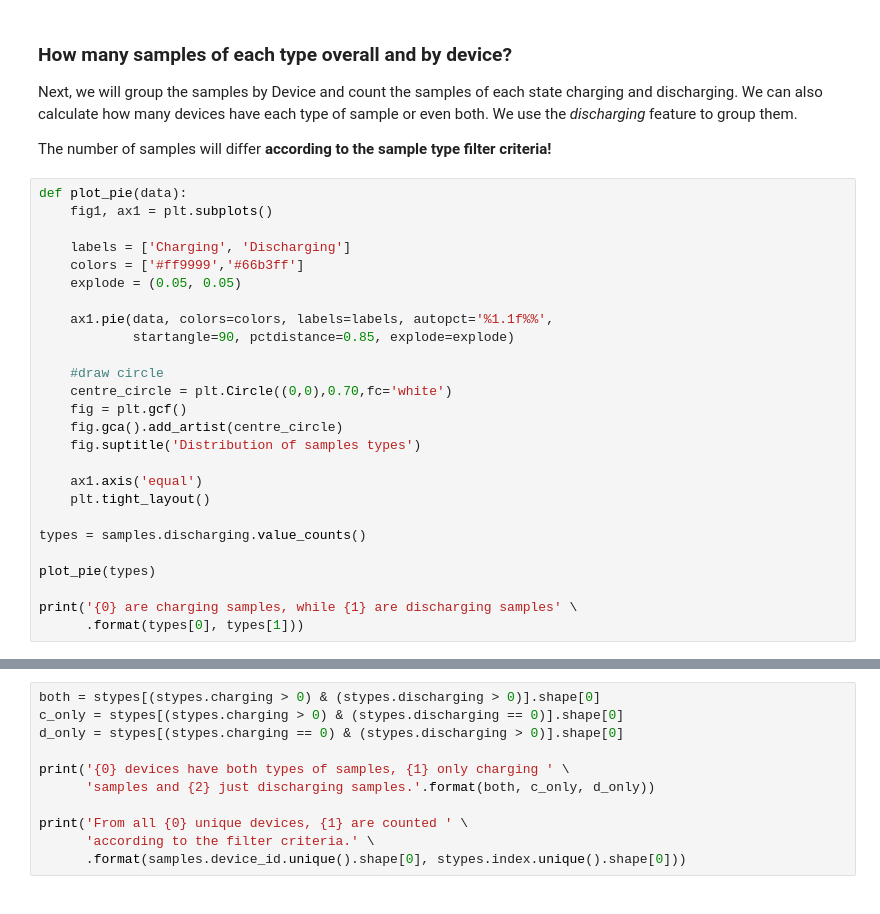
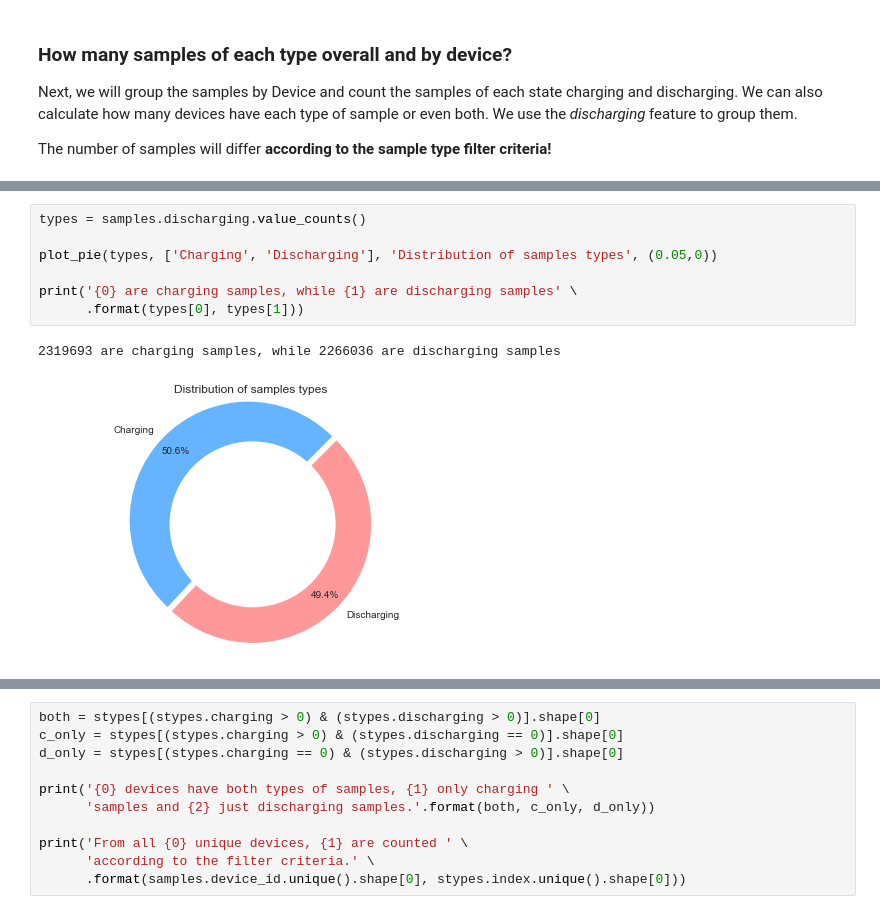
Before and after one commit to greenhub-project/notebooks, a Jupyter notebook: jupyter/StudyA.ipynb, the cells around one changed output, grey strips where cells are left out. Drawn from its saved outputs; the diff is of its cells as text.

```diff
--- a/jupyter/StudyA.ipynb
+++ b/jupyter/StudyA.ipynb
@@ -277,29 +301,3 @@ Next, we will group the samples by Device and count the samples of each state ch
 We can also calculate how many devices have each type of sample or even both. We use the *discharging* feature to group them.
 
 The number of samples will differ **according to the sample type filter criteria!**
-# %%
-def plot_pie(data):
-    fig1, ax1 = plt.subplots()
-
-    labels = ['Charging', 'Discharging']
-    colors = ['#ff9999','#66b3ff']
-    explode = (0.05, 0.05)
-
-    ax1.pie(data, colors=colors, labels=labels, autopct='%1.1f%%',
-            startangle=90, pctdistance=0.85, explode=explode)
-
-    #draw circle
-    centre_circle = plt.Circle((0,0),0.70,fc='white')
-    fig = plt.gcf()
-    fig.gca().add_artist(centre_circle)
-    fig.suptitle('Distribution of samples types')
-
-    ax1.axis('equal')
-    plt.tight_layout()
-
-types = samples.discharging.value_counts()
-
-plot_pie(types)
-
-print('{0} are charging samples, while {1} are discharging samples' \
-      .format(types[0], types[1]))
@@ -309,3 +304,13 @@ print('{0} are charging samples, while {1} are discharging samples' \
+# %%
+types = samples.discharging.value_counts()
+
+plot_pie(types, ['Charging', 'Discharging'], 'Distribution of samples types', (0.05,0))
+
+print('{0} are charging samples, while {1} are discharging samples' \
+      .format(types[0], types[1]))
+# %% [output]
+2319693 are charging samples, while 2266036 are discharging samples
+[figure, added]
 # %%
 stypes = samples.groupby('device_id').discharging.value_counts().unstack().fillna(0)
 stypes.columns = ['charging', 'discharging']
```
Also changed, not shown: parts of 8 cells of this notebook.
